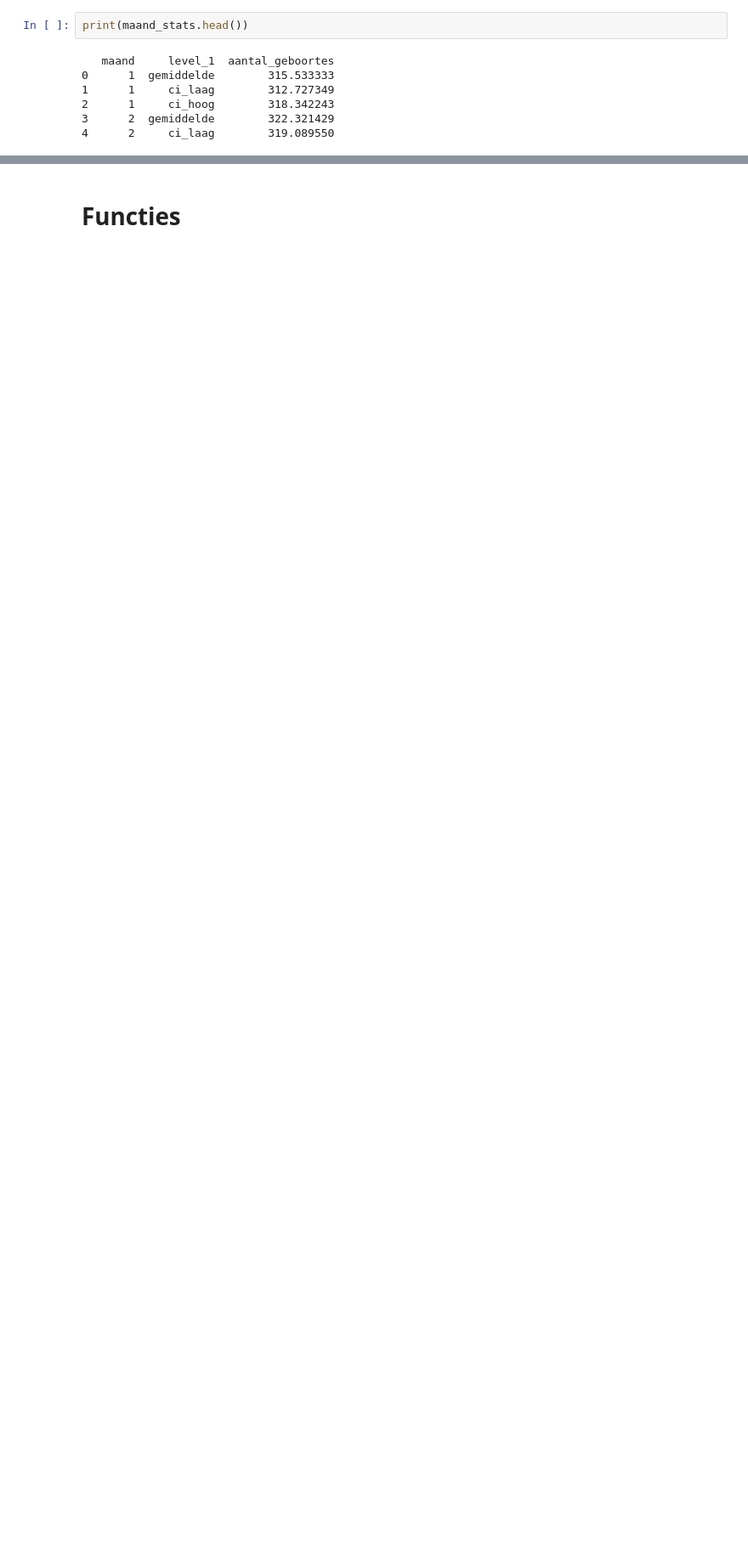
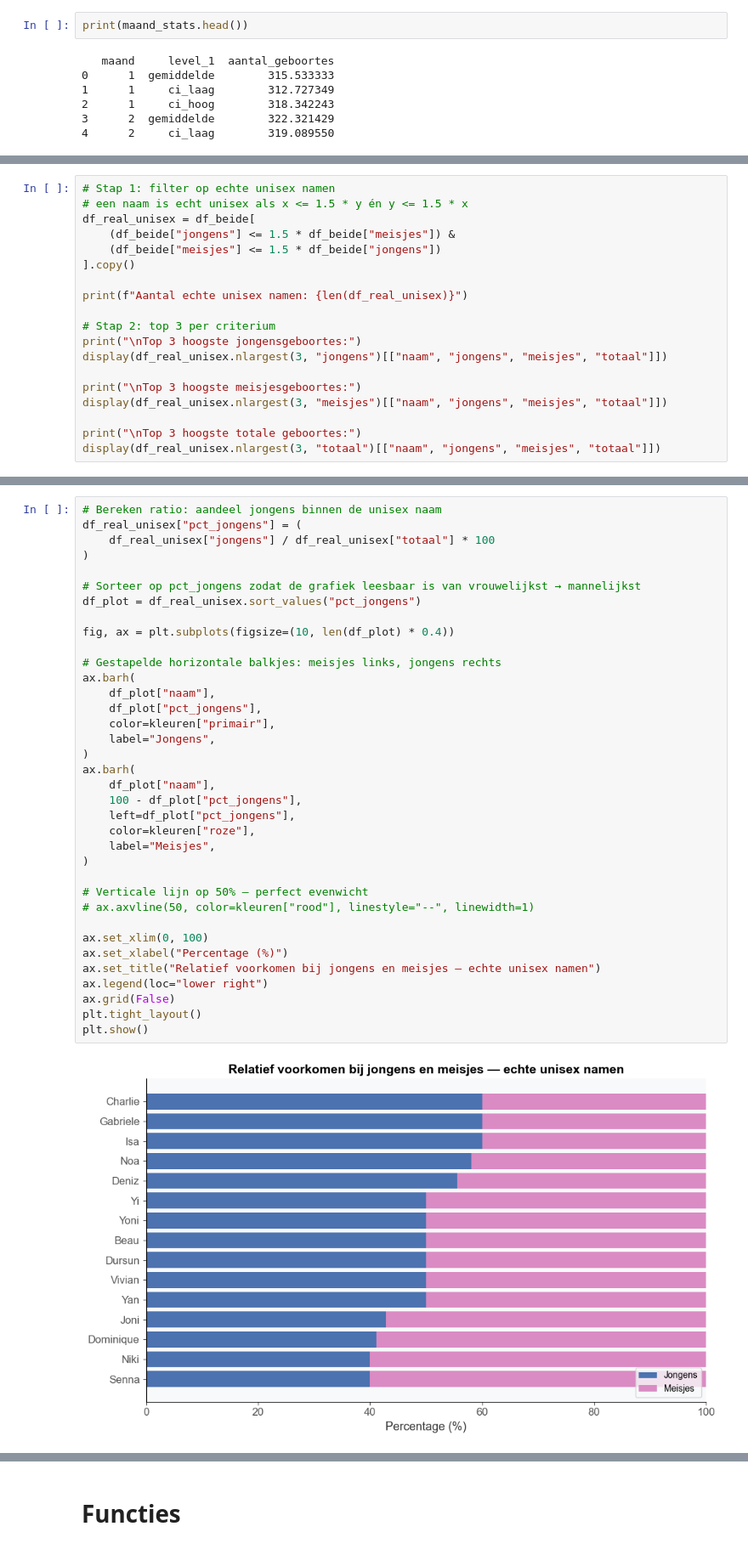
Before and after one commit to kurt253/202603224-regi, a Jupyter notebook: notebooks/ReadFiles.ipynb, the cells around one changed output, grey strips where cells are left out. Shown at 85% size. Saved outputs shown, nothing was run; the diff lists cells and outputs as text; blank space fills up the shorter version.

```diff
--- a/notebooks/ReadFiles.ipynb
+++ b/notebooks/ReadFiles.ipynb
@@ -479,0 +689,19 @@ print(maand_stats.head())
+# %%
+# Stap 1: filter op echte unisex namen
+# een naam is echt unisex als x <= 1.5 * y én y <= 1.5 * x
+df_real_unisex = df_beide[
+    (df_beide["jongens"] <= 1.5 * df_beide["meisjes"]) &
+    (df_beide["meisjes"] <= 1.5 * df_beide["jongens"])
+].copy()
+
+print(f"Aantal echte unisex namen: {len(df_real_unisex)}")
+
+# Stap 2: top 3 per criterium
+print("\nTop 3 hoogste jongensgeboortes:")
+display(df_real_unisex.nlargest(3, "jongens")[["naam", "jongens", "meisjes", "totaal"]])
+
+print("\nTop 3 hoogste meisjesgeboortes:")
+display(df_real_unisex.nlargest(3, "meisjes")[["naam", "jongens", "meisjes", "totaal"]])
+
+print("\nTop 3 hoogste totale geboortes:")
+display(df_real_unisex.nlargest(3, "totaal")[["naam", "jongens", "meisjes", "totaal"]])
@@ -479,0 +759,38 @@ print(maand_stats.head())
+# %%
+# Bereken ratio: aandeel jongens binnen de unisex naam
+df_real_unisex["pct_jongens"] = (
+    df_real_unisex["jongens"] / df_real_unisex["totaal"] * 100
+)
+
+# Sorteer op pct_jongens zodat de grafiek leesbaar is van vrouwelijkst → mannelijkst
+df_plot = df_real_unisex.sort_values("pct_jongens")
+
+fig, ax = plt.subplots(figsize=(10, len(df_plot) * 0.4))
+
+# Gestapelde horizontale balkjes: meisjes links, jongens rechts
+ax.barh(
+    df_plot["naam"],
+    df_plot["pct_jongens"],
+    color=kleuren["primair"],
+    label="Jongens",
+)
+ax.barh(
+    df_plot["naam"],
+    100 - df_plot["pct_jongens"],
+    left=df_plot["pct_jongens"],
+    color=kleuren["roze"],
+    label="Meisjes",
+)
+
+# Verticale lijn op 50% — perfect evenwicht
+# ax.axvline(50, color=kleuren["rood"], linestyle="--", linewidth=1)
+
+ax.set_xlim(0, 100)
+ax.set_xlabel("Percentage (%)")
+ax.set_title("Relatief voorkomen bij jongens en meisjes — echte unisex namen")
+ax.legend(loc="lower right")
+ax.grid(False)
+plt.tight_layout()
+plt.show()
+# %% [output]
+[figure, added]
```
Also changed, not shown: parts of 34 cells of this notebook.
